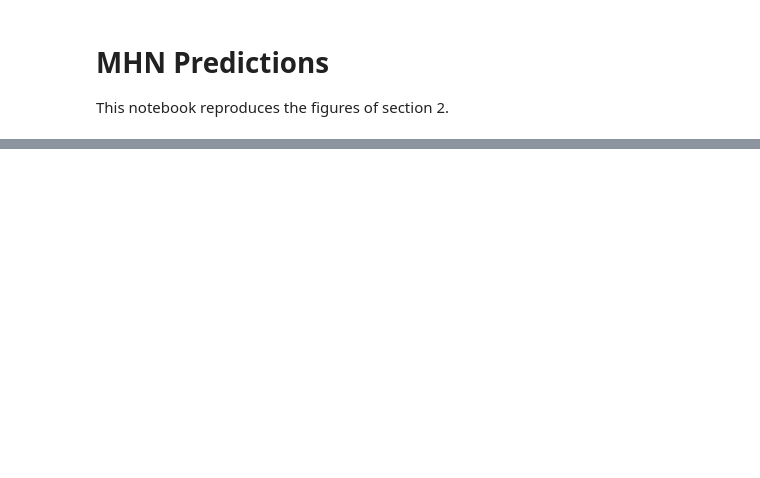
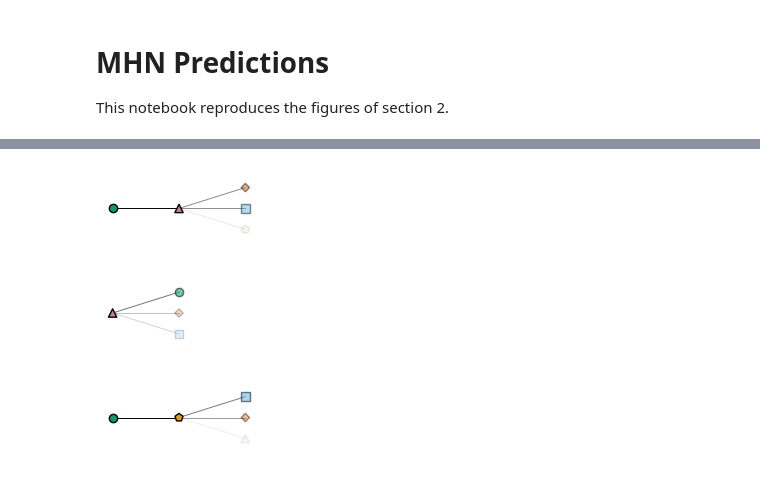
Before and after one commit to huy29433/Dissertation-MHN-example, a Jupyter notebook: analysis/predictions.ipynb, the cells around one changed output, grey strips where cells are left out. Cells and saved outputs as stored; diff of their text form; code cells hidden in the pictures; blank space fills up the shorter version.

```diff
--- a/analysis/predictions.ipynb
+++ b/analysis/predictions.ipynb
@@ -22,0 +62,42 @@ plotting.oncoplot(sim_data)
+# %%
+states = data.groupby(data.columns.to_list()).value_counts(
+).sort_values(ascending=False)[:3]
+states = states.index.to_numpy()
+states = [list(state) for state in states]
+states = np.array(states)
+# %%
+fig, ax = plt.subplots(figsize=(1.7, 3))
+
+for i, state in enumerate(states):
+    order = model.likeliest_order(state)[1]
+    for i_o, i_e in enumerate(order):
+        if i_o != 0:
+            plt.plot([i_o-1, i_o], [i, i], zorder=0, color="black", lw=0.7)
+        event = model.events[i_e]
+        ax.scatter(
+            [i_o], [i],
+            facecolors=marker_dict[event].get_facecolor(),
+            edgecolors=marker_dict[event].get_edgecolor(),
+            marker=marker_dict[event].get_paths()[0],
+        )
+    probs = model.compute_next_event_probs(state)
+    for i_ne, next_event in enumerate(np.argsort(probs)[:-4:-1]):
+        next_event_name = model.events[next_event]
+        ax.scatter(
+            [len(order)], [i+0.2 - 0.2 * i_ne],
+            facecolors=marker_dict[next_event_name].get_facecolor(),
+            edgecolors=marker_dict[next_event_name].get_edgecolor(),
+            marker=marker_dict[next_event_name].get_paths()[0],
+            alpha=probs[next_event]
+        )
+        plt.plot([len(order) - 1, len(order)],
+                 [i, i+0.2 - 0.2 * i_ne], zorder=0, color="black",
+                 alpha=probs[next_event], lw=0.7
+
+                 )
+
+ax.axis("off")
+fig.tight_layout()
+fig.savefig("results/next_event.pdf")
+# %% [output]
+[figure, added]
```
Also changed, not shown: parts of 7 cells of this notebook, 12 other files.
